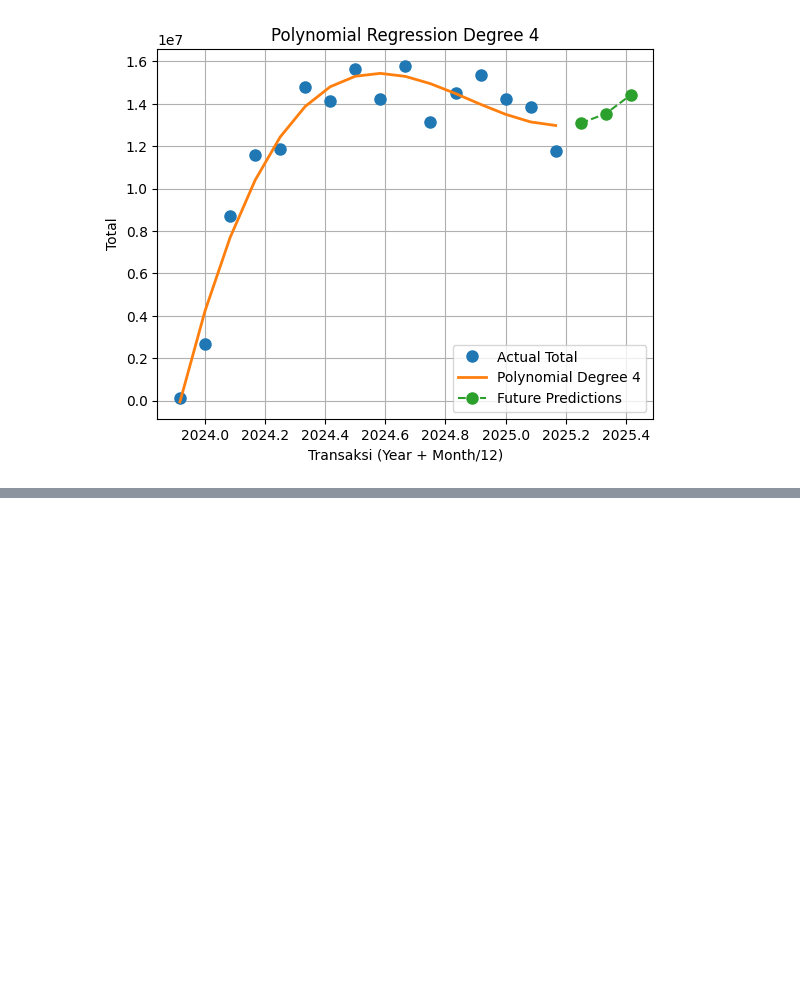
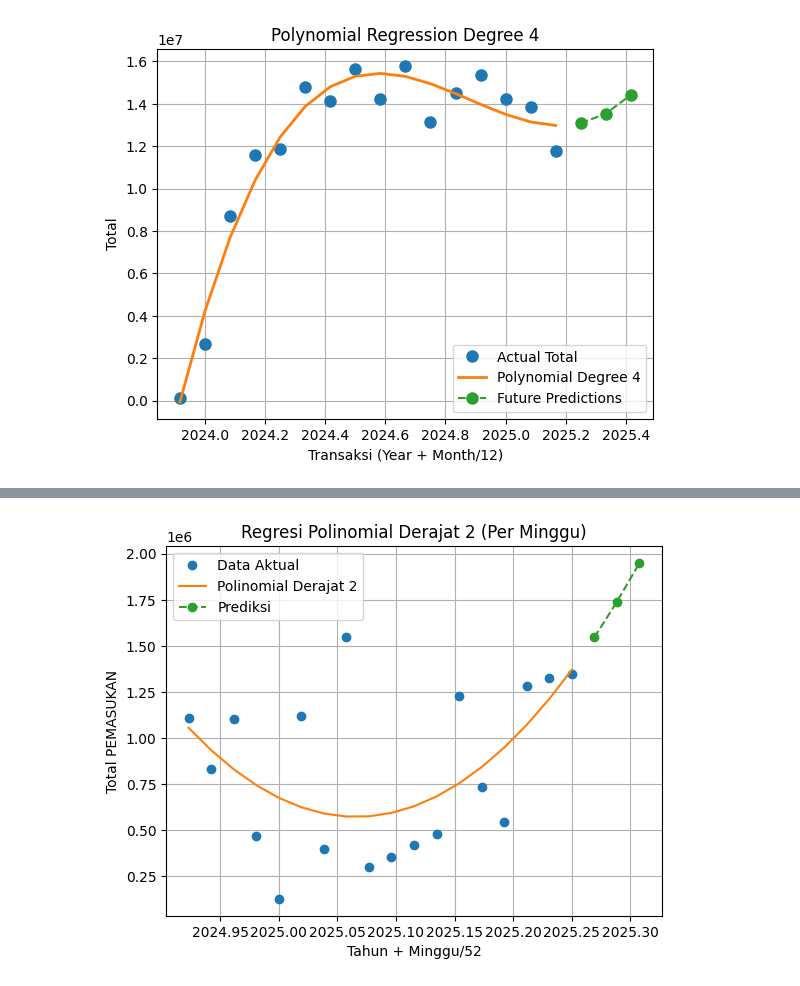
Before and after one commit to HaykalRamadhan/forecasting, a Jupyter notebook: UP.ipynb, the cells around one changed output, grey strips where cells are left out. Drawn from its saved outputs; the diff is of its cells as text; code cells hidden in the pictures; blank space fills up the shorter version.

Commit message:
Fix the read data and converting from daily to weekly

```diff
--- a/UP.ipynb
+++ b/UP.ipynb
@@ -210,0 +196,83 @@ Transaksi 2025-05: Predicted Total = 10249184.00
+# %%
+import pandas as pd
+import matplotlib.pyplot as plt
+import numpy as np
+
+# Load CSV
+file_path = '/content/drive/MyDrive/UP/sample_data/rekapitulasi_saint_coffee_4_bulan.csv'
+ct = pd.read_csv(file_path)
+
+# Bersihkan dan standar kolom
+ct.columns = ct.columns.str.strip().str.upper()
+ct = ct.rename(columns={'TANGGAL': 'Tanggal', 'PEMASUKKAN': 'PEMASUKAN'})
+
+# Konversi tanggal ke datetime
+ct['Tanggal'] = pd.to_datetime(ct['Tanggal'], dayfirst=True)
+
+# Konversi PEMASUKAN ke angka (hapus titik, koma, dan karakter non-angka jika perlu)
+ct['PEMASUKAN'] = ct['PEMASUKAN'].replace('[^0-9]', '', regex=True).astype(float)
+
+# Ambil tahun dan minggu dari tanggal
+ct['Year'] = ct['Tanggal'].dt.isocalendar().year
+ct['Week'] = ct['Tanggal'].dt.isocalendar().week
+
+# Hitung total mingguan
+weekly = ct.groupby(['Year', 'Week']).agg({'PEMASUKAN': 'sum'}).reset_index()
+weekly['Transaksi_Numeric'] = weekly['Year'] + (weekly['Week'] / 52)
+
+# Siapkan X dan Y
+x = np.array(weekly['Transaksi_Numeric'])
+y = np.array(weekly['PEMASUKAN'])
+
+# Fungsi untuk menghitung R²
+def compute_r2(y_true, y_predict):
+    sse = sum((y_true - y_predict) ** 2)
+    tss = (len(y_true) - 1) * np.var(y_true, ddof=1)
+    return 1 - (sse / tss)
+
+# Prediksi 3 minggu ke depan
+last_year = weekly['Year'].max()
+last_week = weekly[weekly['Year'] == last_year]['Week'].max()
+
+future_dates = []
+for i in range(1, 4):
+    new_week = last_week + i
+    new_year = last_year
+    if new_week > 52:
+        new_year += 1
+        new_week -= 52
+    future_numeric = new_year + (new_week / 52)
+    future_dates.append(future_numeric)
+x2 = np.array(future_dates)
+
+# Forecast dengan polynomial regression (derajat 2, 3, 4)
+for degree in [2, 3, 4]:
+    print(f"\n--- Polynomial Regression Degree {degree} ---")
+    AB = np.polyfit(x, y, degree)
+    func = np.poly1d(AB)
+
+    y_p = func(x)
+    y_p2 = func(x2)
+
+    r2 = compute_r2(y, y_p)
+    print(f"R² Score: {r2:.4f}")
+    print("Prediksi 3 minggu ke depan:")
+    for trans, pred in zip(x2, y_p2):
+        year = int(trans)
+        week = int(round((trans - year) * 52))
+        if week == 0:
+            week = 52
+            year -= 1
+        print(f"Minggu {year}-{str(week).zfill(2)}: Rp {int(pred):,}".replace(",", "."))
+
+    # Plot
+    plt.plot(x, y, linestyle="none", marker='o', label='Data Aktual')
+    plt.plot(x, y_p, label=f'Polinomial Derajat {degree}')
+    plt.plot(x2, y_p2, marker='o', linestyle='dashed', label='Prediksi')
+    plt.xlabel('Tahun + Minggu/52')
+    plt.ylabel('Total PEMASUKAN')
+    plt.title(f'Regresi Polinomial Derajat {degree} (Per Minggu)')
+    plt.legend()
+    plt.grid(True)
+    plt.show()
+# %% [output]
@@ -210,0 +285 @@ Transaksi 2025-05: Predicted Total = 10249184.00
+[figure, added]
```
Also changed, not shown: parts of 9 cells of this notebook.
